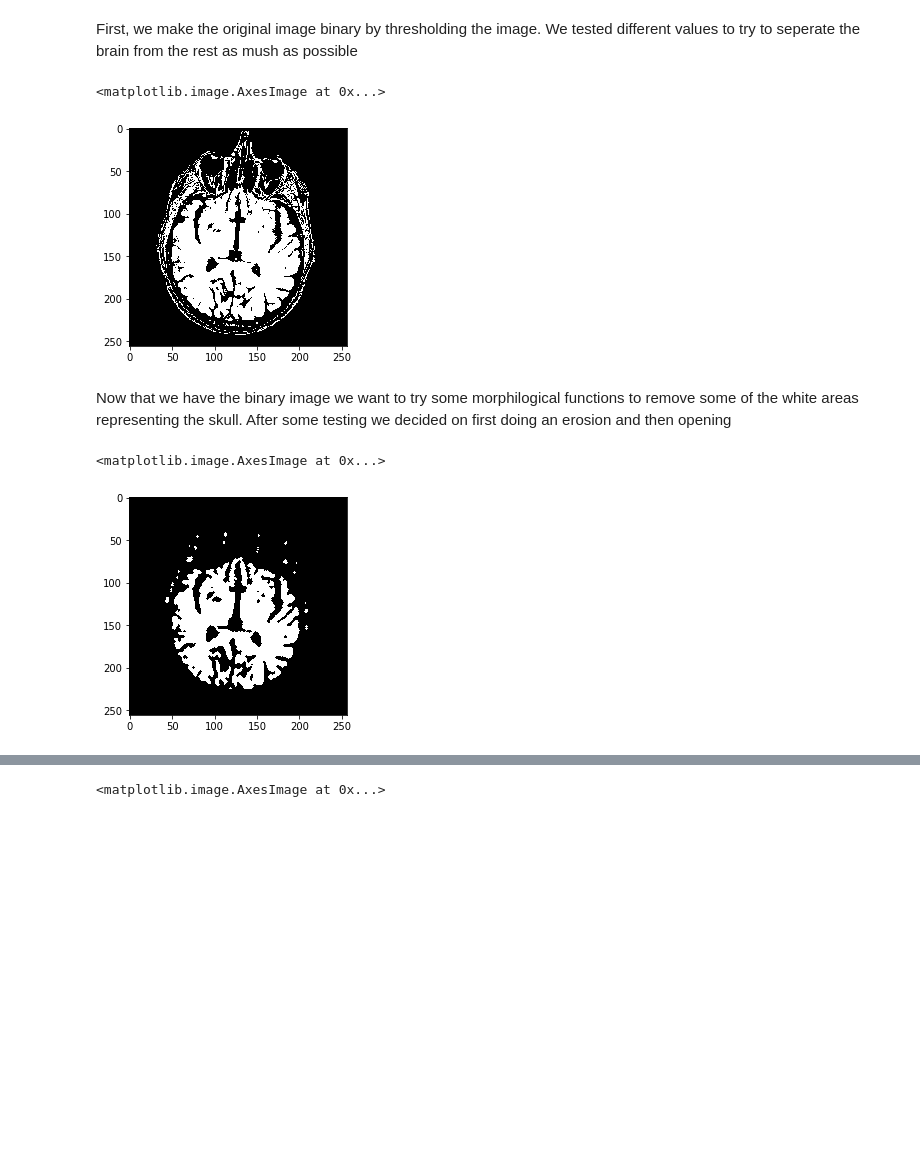
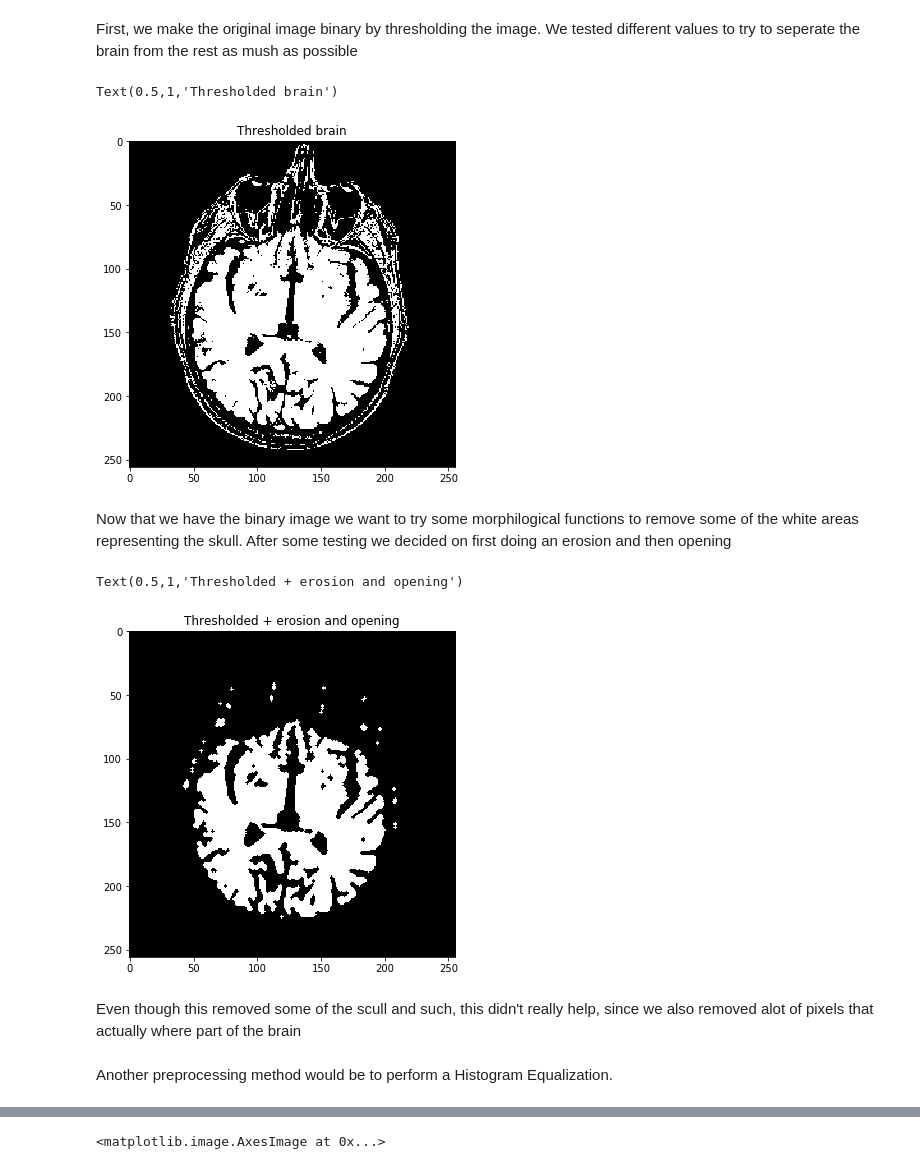
Before and after one commit to emmwel/img_an_pat_rec, a Jupyter notebook: labs/lab_01_segmentation.ipynb, the cells around one changed output, grey strips where cells are left out. Drawn from its saved outputs; the diff is of its cells as text; code cells hidden in the pictures; blank space fills up the shorter version.

Commit message:
Part 1 commented

```diff
--- a/labs/lab_01_segmentation.ipynb
+++ b/labs/lab_01_segmentation.ipynb
@@ -82,15 +78,23 @@ First, we make the original image binary by thresholding the image. We tested di
 # %%
-brain_thresh = threshold(brain_proc, 60, 100)
-plt.imshow(brain_thresh, cmap='gray')
+brain_thresh = threshold(brain_im, 60, 100)
+fig, ax = plt.subplots(1, 1, figsize=(6, 6))
+ax.imshow(brain_thresh, cmap='gray')
+ax.set_title('Thresholded brain')
 # %% [output]
-<matplotlib.image.AxesImage at 0x...>
+Text(0.5,1,'Thresholded brain')
-[figure, old version]
+[figure, new version]
 # %% [markdown]
 Now that we have the binary image we want to try some morphilogical functions to remove some of the white areas representing the skull. After some testing we decided on first doing an erosion and then opening
 # %%
 brain_thresh_mp = mp.opening(mp.erosion(brain_thresh))
-plt.imshow(brain_thresh_mp, cmap='gray')
+fig, ax = plt.subplots(1, 1, figsize=(6, 6))
+ax.imshow(brain_thresh_mp, cmap='gray')
+ax.set_title('Thresholded + erosion and opening')
 # %% [output]
-<matplotlib.image.AxesImage at 0x...>
+Text(0.5,1,'Thresholded + erosion and opening')
-[figure, old version]
+[figure, new version]
+# %% [markdown]
+Even though this removed some of the scull and such, this didn't really help, since we also removed alot of pixels that actually where part of the brain
+# %% [markdown]
+Another preprocessing method would be to perform a Histogram Equalization.
 # %%
```
Also changed, not shown: parts of 38 cells of this notebook.
